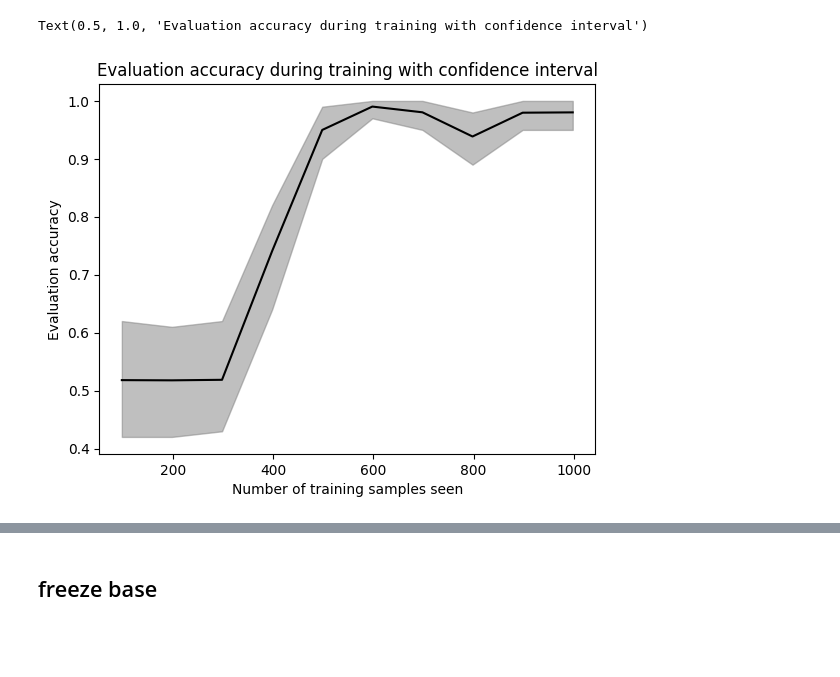
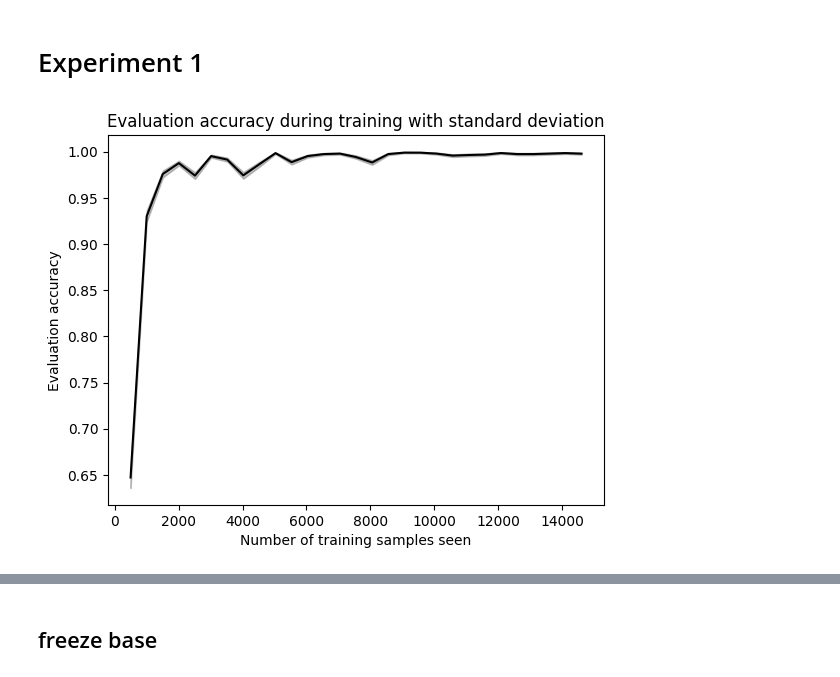
Before and after one commit to marluxiaboss/text_llm_detector, a Jupyter notebook: create_plots_from_logs.ipynb, the cells around one changed output, grey strips where cells are left out. Cells and saved outputs as stored; diff of their text form; code cells hidden in the pictures; blank space fills up the shorter version.

```diff
--- a/create_plots_from_logs.ipynb
+++ b/create_plots_from_logs.ipynb
@@ -126,12 +12,11 @@ Text(0.5, 1.0, 'Evaluation accuracy during training with standard deviation')
-# %%
-plt.fill_between(eval_acc_df["samples"], eval_acc_df["lower_bound"],
-                  eval_acc_df["upper_bound"], alpha = 0.5, color = 'gray')
-plt.plot(eval_acc_df["samples"], eval_acc_df["accuracy"], color = 'black')
-#
-plt.xlabel('Number of training samples seen')
-plt.ylabel('Evaluation accuracy')
-
-plt.title('Evaluation accuracy during training with confidence interval')
-# %% [output]
-Text(0.5, 1.0, 'Evaluation accuracy during training with confidence interval')
-[figure, removed]
+# %% [markdown]
+# Experiment 1
+# %%
+detector = "distil_roberta-base"
+training_method = "adapter"
+model_code = "04_04_1026"
+eval_acc_df, degrad_loss_df, training_loss_df = create_df_from_training_logs(detector, training_method, model_code)
+# %%
+plot_eval_acc_vs_nb_samples(eval_acc_df)
+# %% [output]
+[figure, added]
```
Also changed, not shown: parts of 40 cells of this notebook, 3 other files.
